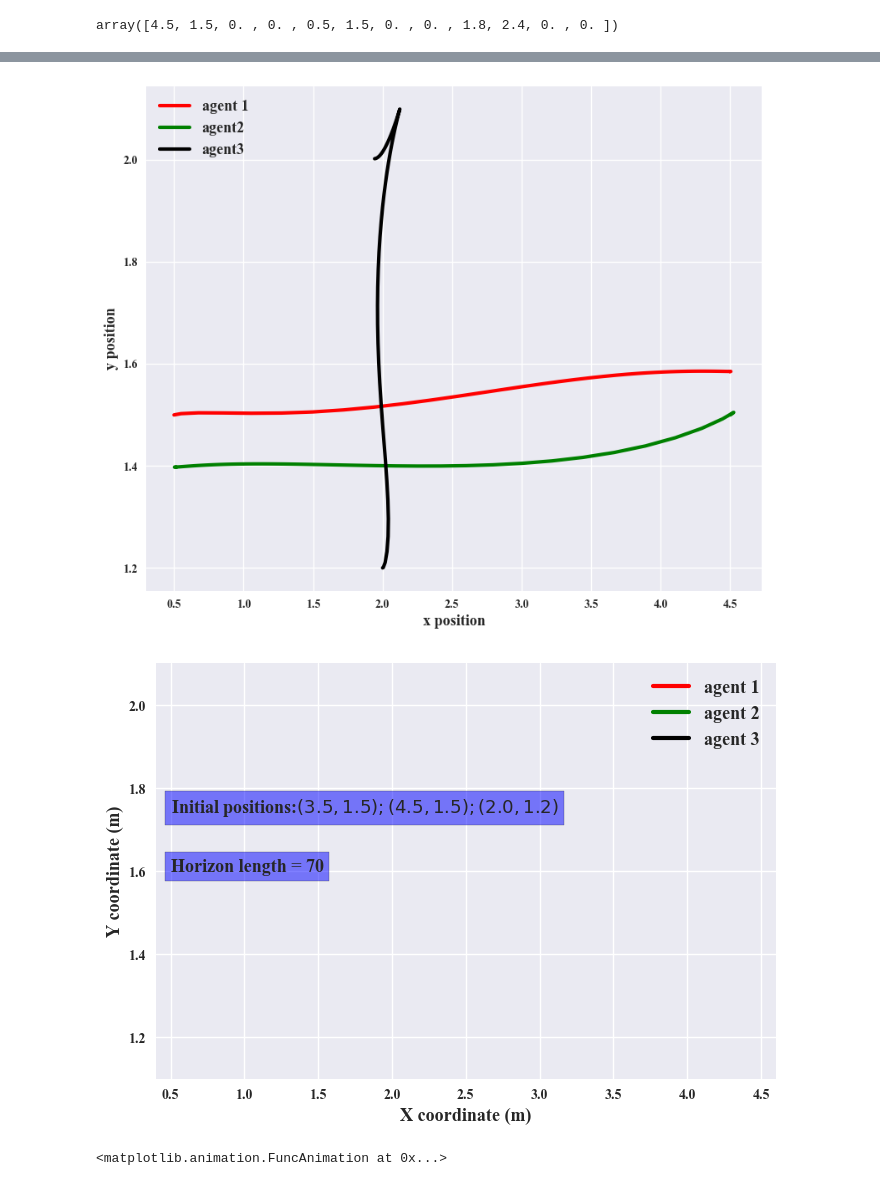
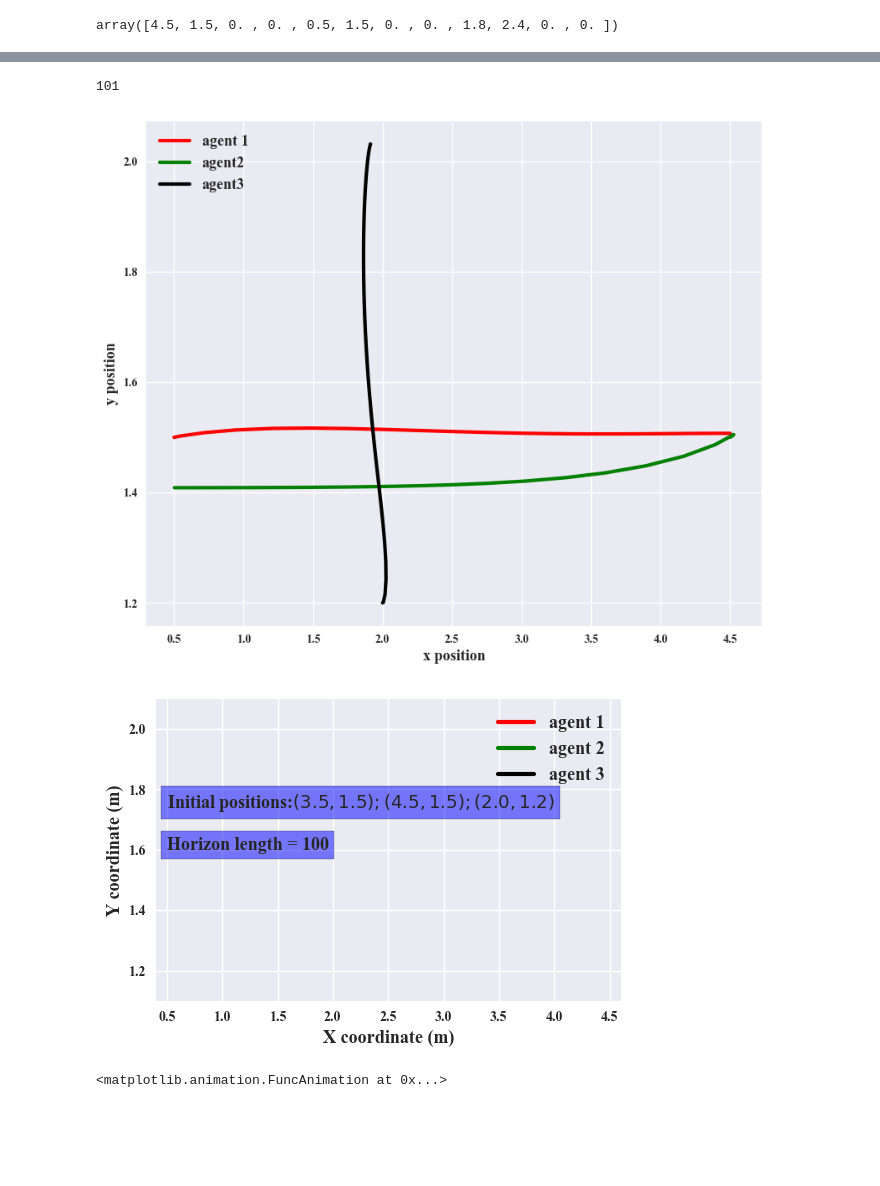
Before and after one commit to RandyChen233/potential-iLQR, a Jupyter notebook: 3_agents_Simulation.ipynb, the cells around one changed output, grey strips where cells are left out. Cells and saved outputs as stored; diff of their text form; code cells hidden in the pictures; blank space fills up the shorter version.

```diff
--- a/3_agents_Simulation.ipynb
+++ b/3_agents_Simulation.ipynb
@@ -143,7 +143,7 @@ def cost_avoidance(x): # `hard coded` for 3 agents! so x must have shape (12,) a
 
         d_13_cost = (d_13-threshold)**2
 
-    return -1*(d_12_cost+d_13_cost+d_23_cost)
+    return -6*(d_12_cost+d_13_cost+d_23_cost)
 # %%
 def cost_stage(x, u):
 
@@ -621,3 +605,7 @@ alpha_trace
+# %%
+len(alpha_trace)
+# %% [output]
+101
 # %%
 plt.figure(figsize=(9.5,8),dpi=100)
 #ax = plt.gca()
@@ -641,42 +629,42 @@ plt.xlabel('x position',fontsize=13)
 plt.ylabel('y position',fontsize=13)
 plt.legend(loc='upper left',fontsize=13);
 # %% [output]
-[figure, old version]
+[figure, new version]
 # %%
 fig = plt.figure(dpi=100)
 ax = plt.axes(xlim=(0.4,4.6), ylim=(1.1, 2.1))
 
 ax = plt.gca()
 
 # Plot initial line to fill in as we go
 line1, = ax.plot([], [], lw=3,color='r',label='agent 1')
 line2, = ax.plot([], [], lw=3,color='g',label='agent 2')
 line3, = ax.plot([], [], lw=3,color='k',label='agent 3')
 ax.legend(loc='upper right',fontsize=13)
 ax.set_xlabel('X coordinate (m)',fontsize=13)
 ax.set_ylabel('Y coordinate (m)',fontsize=13)
 ax.text(0.5, 1.74, "Initial positions:$(3.5, 1.5);(4.5, 1.5);(2.0, 1.2)$", bbox=dict(facecolor='blue', alpha=0.5),fontsize=13)
-ax.text(0.5,1.6, "Horizon length = 70",bbox=dict(facecolor='blue', alpha=0.5),fontsize=13)
+ax.text(0.5,1.6, "Horizon length = 100",bbox=dict(facecolor='blue', alpha=0.5),fontsize=13)
 def animate(i):
     # Plot resulting trajecotry of car
 
 
     line1.set_xdata(x_trj[:i,0])
     line2.set_xdata(x_trj[:i,4])
     line3.set_xdata(x_trj[:i,8])
 
     #line.set_ydata(x_trj[:i,1:10:4])
     line1.set_ydata(x_trj[:i,1])
     line2.set_ydata(x_trj[:i,5])
     line3.set_ydata(x_trj[:i,9])
 
 
     return line1,line2,line3
 
 
 anim = FuncAnimation(fig, animate, frames=x_trj.shape[0], interval=200) # animation doesn't show up?
 # %% [output]
-[figure, old version]
+[figure, new version]
 # %%
 anim
 # %% [output]
```
Also changed, not shown: parts of 7 cells of this notebook.
